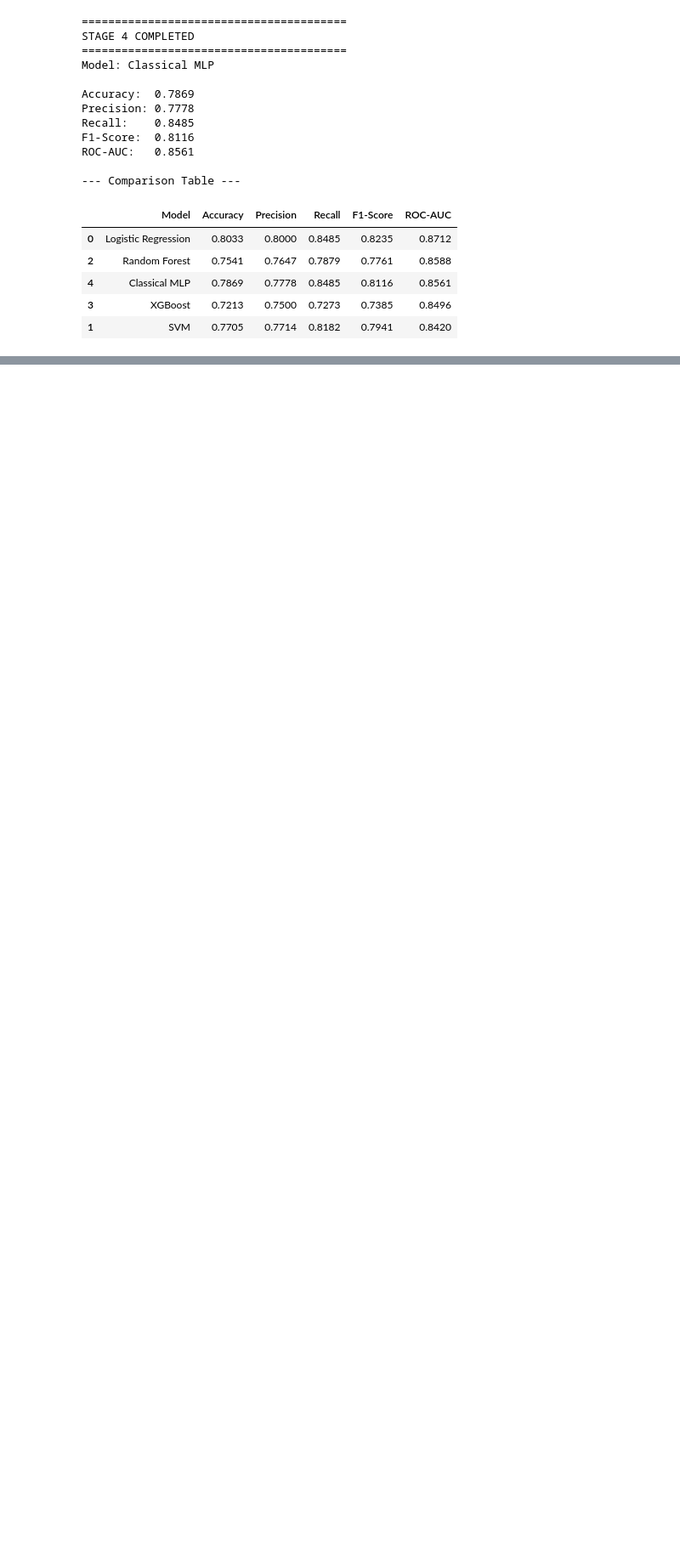
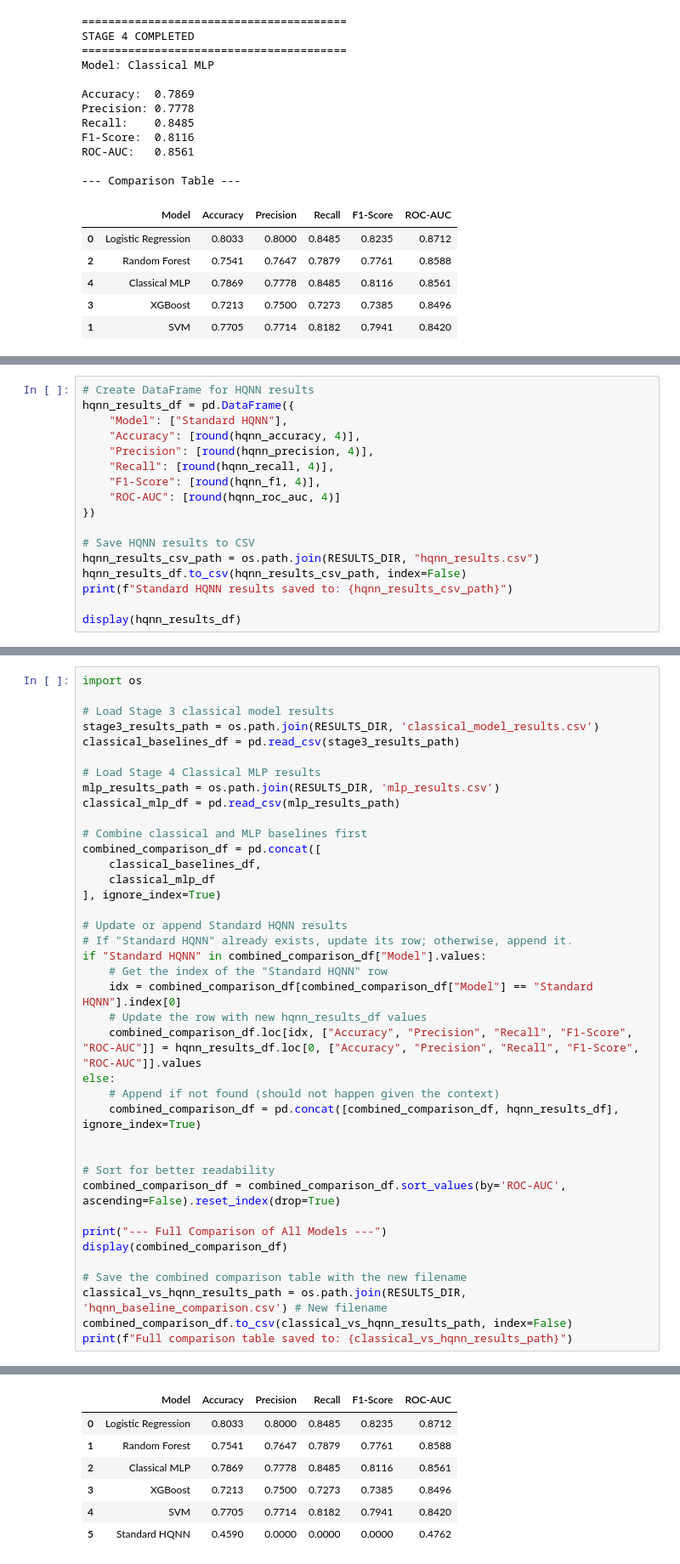
Before and after one commit to KandhimallaYashwanth/MajorProject, a Jupyter notebook: Copy_of_Major.ipynb, the cells around one changed output, grey strips where cells are left out. Shown at 85% size. Cells and saved outputs as stored; diff of their text form; blank space fills up the shorter version.

```diff
--- a/Copy_of_Major.ipynb
+++ b/Copy_of_Major.ipynb
@@ -1784,0 +2282,17 @@ ROC-AUC:   0.8561
+# %%
+# Create DataFrame for HQNN results
+hqnn_results_df = pd.DataFrame({
+    "Model": ["Standard HQNN"],
+    "Accuracy": [round(hqnn_accuracy, 4)],
+    "Precision": [round(hqnn_precision, 4)],
+    "Recall": [round(hqnn_recall, 4)],
+    "F1-Score": [round(hqnn_f1, 4)],
+    "ROC-AUC": [round(hqnn_roc_auc, 4)]
+})
+
+# Save HQNN results to CSV
+hqnn_results_csv_path = os.path.join(RESULTS_DIR, "hqnn_results.csv")
+hqnn_results_df.to_csv(hqnn_results_csv_path, index=False)
+print(f"Standard HQNN results saved to: {hqnn_results_csv_path}")
+
+display(hqnn_results_df)
@@ -1784,0 +2305,40 @@ ROC-AUC:   0.8561
+# %%
+import os
+
+# Load Stage 3 classical model results
+stage3_results_path = os.path.join(RESULTS_DIR, 'classical_model_results.csv')
+classical_baselines_df = pd.read_csv(stage3_results_path)
+
+# Load Stage 4 Classical MLP results
+mlp_results_path = os.path.join(RESULTS_DIR, 'mlp_results.csv')
+classical_mlp_df = pd.read_csv(mlp_results_path)
+
+# Combine classical and MLP baselines first
+combined_comparison_df = pd.concat([
+    classical_baselines_df,
+    classical_mlp_df
+], ignore_index=True)
+
+# Update or append Standard HQNN results
+# If "Standard HQNN" already exists, update its row; otherwise, append it.
+if "Standard HQNN" in combined_comparison_df["Model"].values:
+    # Get the index of the "Standard HQNN" row
+    idx = combined_comparison_df[combined_comparison_df["Model"] == "Standard HQNN"].index[0]
+    # Update the row with new hqnn_results_df values
+    combined_comparison_df.loc[idx, ["Accuracy", "Precision", "Recall", "F1-Score", "ROC-AUC"]] = hqnn_results_df.loc[0, ["Accuracy", "Precision", "Recall", "F1-Score", "ROC-AUC"]].values
+else:
+    # Append if not found (should not happen given the context)
+    combined_comparison_df = pd.concat([combined_comparison_df, hqnn_results_df], ignore_index=True)
+
+
+# Sort for better readability
+combined_comparison_df = combined_comparison_df.sort_values(by='ROC-AUC', ascending=False).reset_index(drop=True)
+
+print("--- Full Comparison of All Models ---")
+display(combined_comparison_df)
+
+# Save the combined comparison table with the new filename
+classical_vs_hqnn_results_path = os.path.join(RESULTS_DIR, 'hqnn_baseline_comparison.csv') # New filename
+combined_comparison_df.to_csv(classical_vs_hqnn_results_path, index=False)
+print(f"Full comparison table saved to: {classical_vs_hqnn_results_path}")
+# %% [output]
@@ -1784,0 +2346,7 @@ ROC-AUC:   0.8561
+|  | Model | Accuracy | Precision | Recall | F1-Score | ROC-AUC |
+| 0 | Logistic Regression | 0.8033 | 0.8000 | 0.8485 | 0.8235 | 0.8712 |
+| 1 | Random Forest | 0.7541 | 0.7647 | 0.7879 | 0.7761 | 0.8588 |
+| 2 | Classical MLP | 0.7869 | 0.7778 | 0.8485 | 0.8116 | 0.8561 |
+| 3 | XGBoost | 0.7213 | 0.7500 | 0.7273 | 0.7385 | 0.8496 |
+| 4 | SVM | 0.7705 | 0.7714 | 0.8182 | 0.7941 | 0.8420 |
+| 5 | Standard HQNN | 0.4590 | 0.0000 | 0.0000 | 0.0000 | 0.4762 |
```
Also changed, not shown: parts of 40 cells of this notebook.
